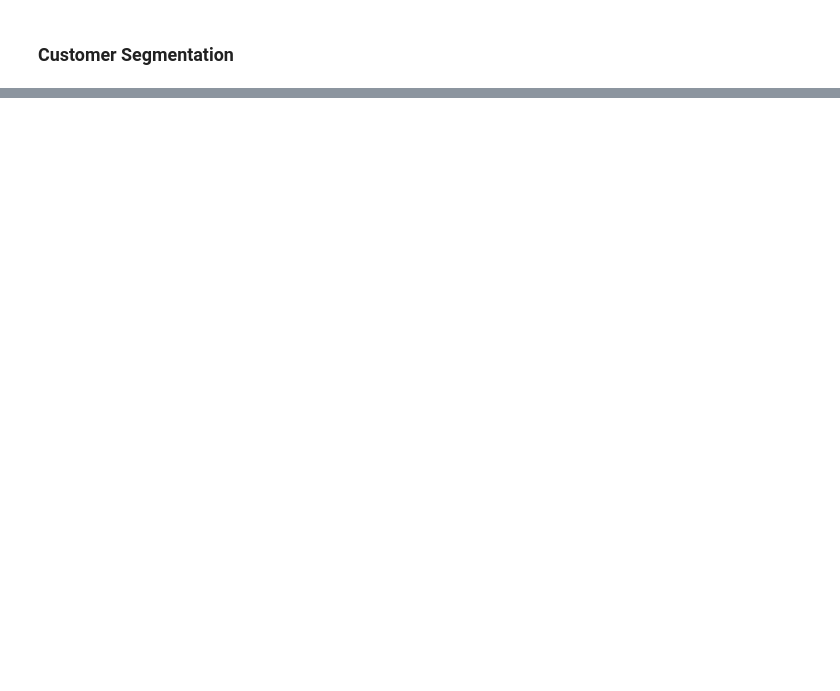
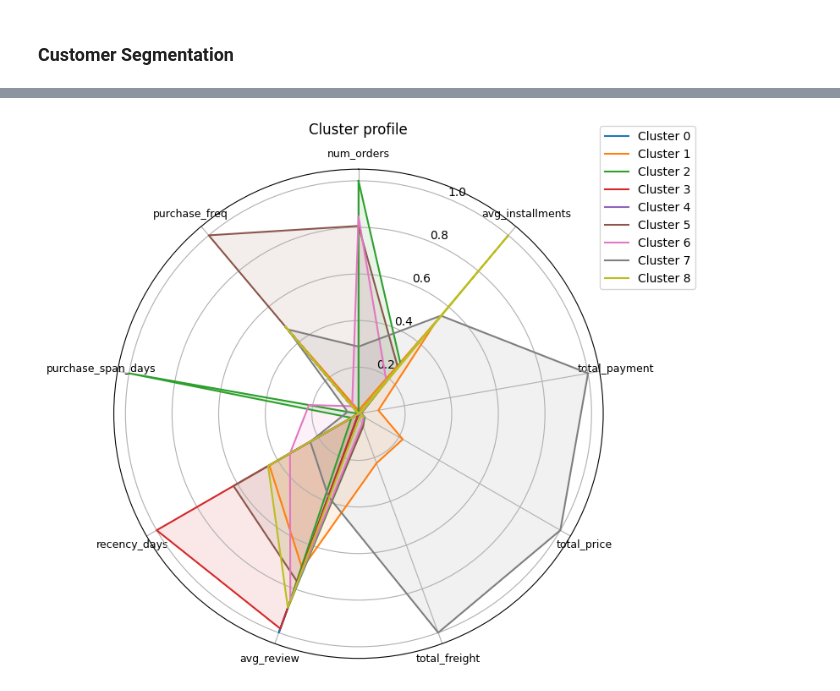
Before and after one commit to pathilink/triggo-ai_case, a Jupyter notebook: notebook/triggo_ai_business.ipynb, the cells around one changed output, grey strips where cells are left out. Saved outputs shown, nothing was run; the diff lists cells and outputs as text; code cells hidden in the pictures; blank space fills up the shorter version.

```diff
--- a/notebook/triggo_ai_business.ipynb
+++ b/notebook/triggo_ai_business.ipynb
@@ -82,0 +354,34 @@ dtype: int64
+# %%
+df_clustered = df_customer.groupby('cluster').mean(numeric_only=True)
+
+# normalize
+scaler = MinMaxScaler()
+df_scaled = pd.DataFrame(scaler.fit_transform(df_clustered),
+                         index=df_clustered.index,
+                         columns=df_clustered.columns)
+
+# plot radar chart
+labels = df_scaled.columns
+num_vars = len(labels)
+
+angles = np.linspace(0, 2 * np.pi, num_vars, endpoint=False).tolist()
+angles += angles[:1]  # complete the circle
+
+fig, ax = plt.subplots(figsize=(8, 8), subplot_kw=dict(polar=True))
+
+for i, row in df_scaled.iterrows():
+    values = row.tolist()
+    values += values[:1]  # complete the circle
+    ax.plot(angles, values, label=f'Cluster {i}')
+    ax.fill(angles, values, alpha=0.1)
+
+ax.set_title("Cluster profile", pad=30)
+ax.set_theta_offset(np.pi / 2)
+ax.set_theta_direction(-1)
+ax.set_xticks(angles[:-1])
+ax.set_xticklabels(labels, fontsize=9)
+ax.legend(loc='upper right', bbox_to_anchor=(1.2, 1.1))
+plt.tight_layout()
+plt.show()
+# %% [output]
+[figure, added]
```
Also changed, not shown: parts of 42 cells of this notebook.
